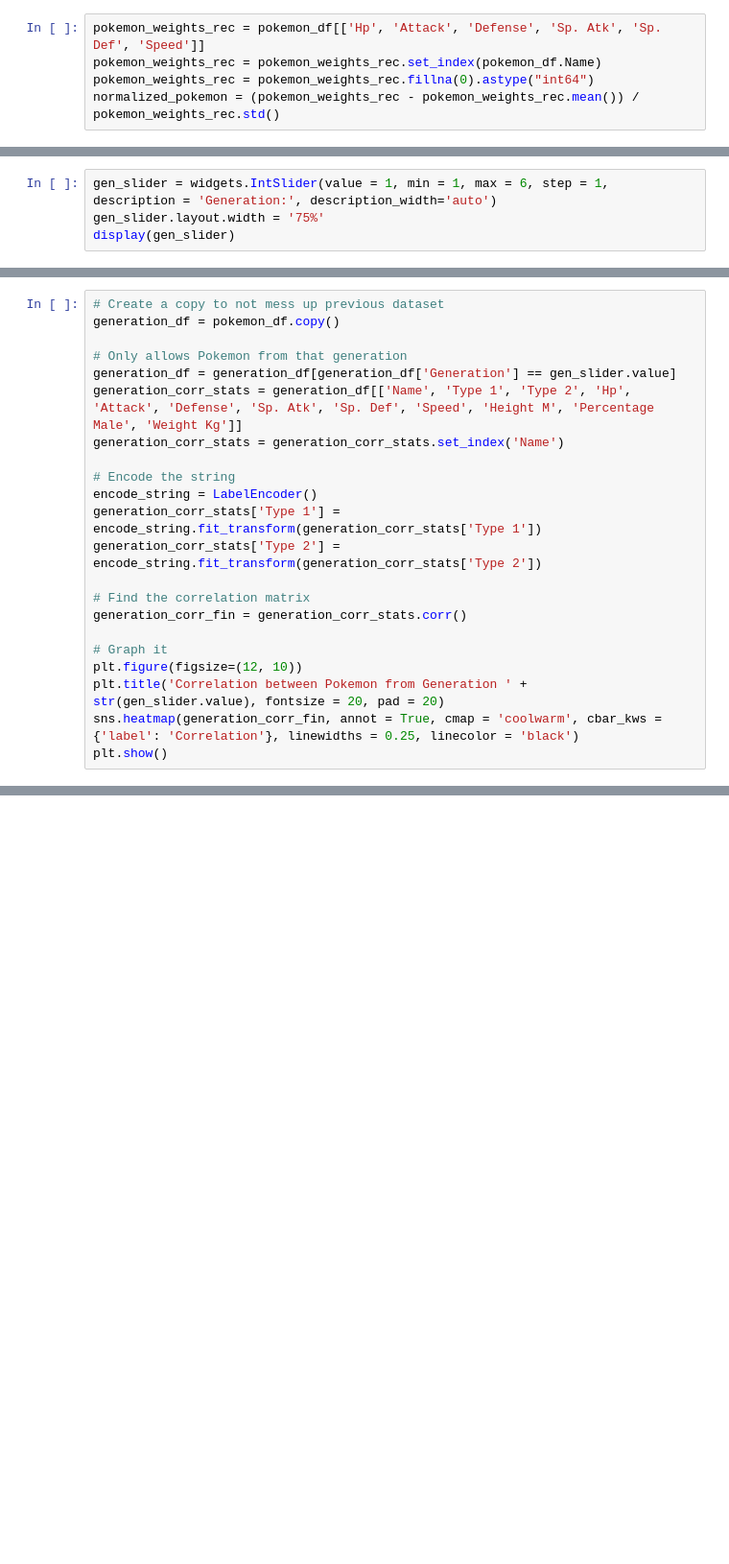
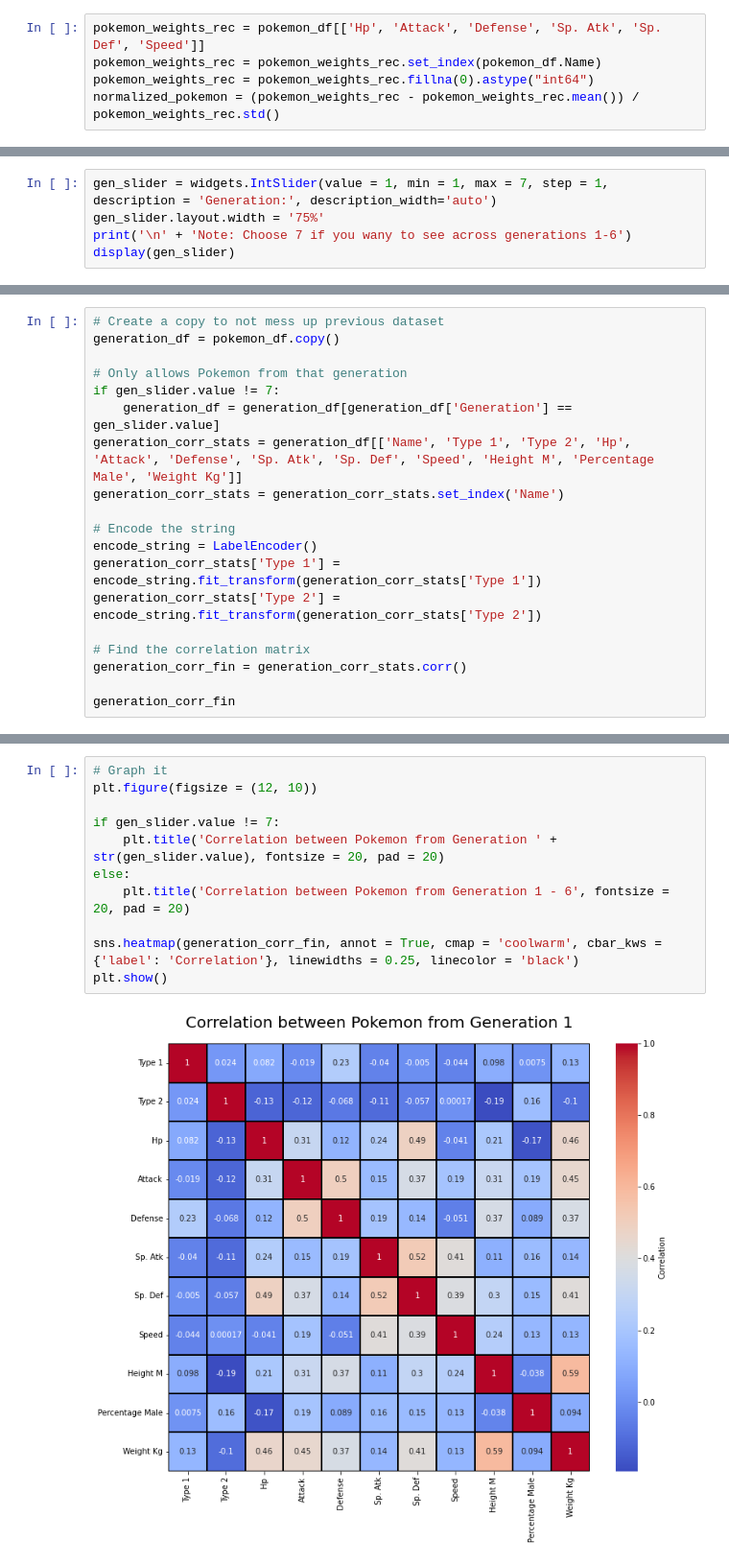
Before and after one commit to rjaggannagari/3654-Data-Science-Project, a Jupyter notebook: Project1.ipynb, the cells around one changed output, grey strips where cells are left out. Shown at 96% size. Drawn from its saved outputs; the diff is of its cells as text; blank space fills up the shorter version.

```diff
--- a/Project1.ipynb
+++ b/Project1.ipynb
@@ -389,5 +419,6 @@ plt.show()
 # %%
-gen_slider = widgets.IntSlider(value = 1, min = 1, max = 6, step = 1, description = 'Generation:', description_width='auto')
+gen_slider = widgets.IntSlider(value = 1, min = 1, max = 7, step = 1, description = 'Generation:', description_width='auto')
 gen_slider.layout.width = '75%'
+print('\n' + 'Note: Choose 7 if you wany to see across generations 1-6')
 display(gen_slider)
 # %% [output]
@@ -397,7 +431,8 @@ display(gen_slider)
 generation_df = pokemon_df.copy()
 
 # Only allows Pokemon from that generation
-generation_df = generation_df[generation_df['Generation'] == gen_slider.value]
+if gen_slider.value != 7:
+    generation_df = generation_df[generation_df['Generation'] == gen_slider.value]
 generation_corr_stats = generation_df[['Name', 'Type 1', 'Type 2', 'Hp', 'Attack', 'Defense', 'Sp. Atk', 'Sp. Def', 'Speed', 'Height M', 'Percentage Male', 'Weight Kg']]
 generation_corr_stats = generation_corr_stats.set_index('Name')
 
@@ -409,9 +444,5 @@ generation_corr_stats['Type 2'] = encode_string.fit_transform(generation_corr_st
 # Find the correlation matrix
 generation_corr_fin = generation_corr_stats.corr()
 
-# Graph it
-plt.figure(figsize=(12, 10))
-plt.title('Correlation between Pokemon from Generation ' + str(gen_slider.value), fontsize = 20, pad = 20)
-sns.heatmap(generation_corr_fin, annot = True, cmap = 'coolwarm', cbar_kws = {'label': 'Correlation'}, linewidths = 0.25, linecolor = 'black')
-plt.show()
+generation_corr_fin
 # %% [output]
@@ -446,0 +463,13 @@ euc_dist_matrix
+# %%
+# Graph it
+plt.figure(figsize = (12, 10))
+
+if gen_slider.value != 7:
+    plt.title('Correlation between Pokemon from Generation ' + str(gen_slider.value), fontsize = 20, pad = 20)
+else:
+    plt.title('Correlation between Pokemon from Generation 1 - 6', fontsize = 20, pad = 20)
+
+sns.heatmap(generation_corr_fin, annot = True, cmap = 'coolwarm', cbar_kws = {'label': 'Correlation'}, linewidths = 0.25, linecolor = 'black')
+plt.show()
+# %% [output]
+[figure, added]
```
Also changed, not shown: parts of 64 cells of this notebook.
